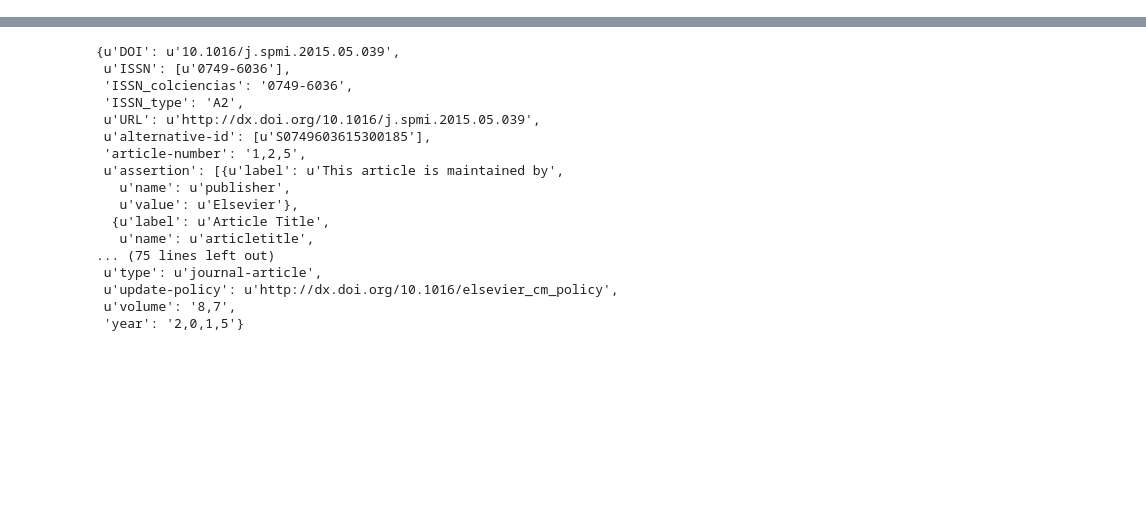
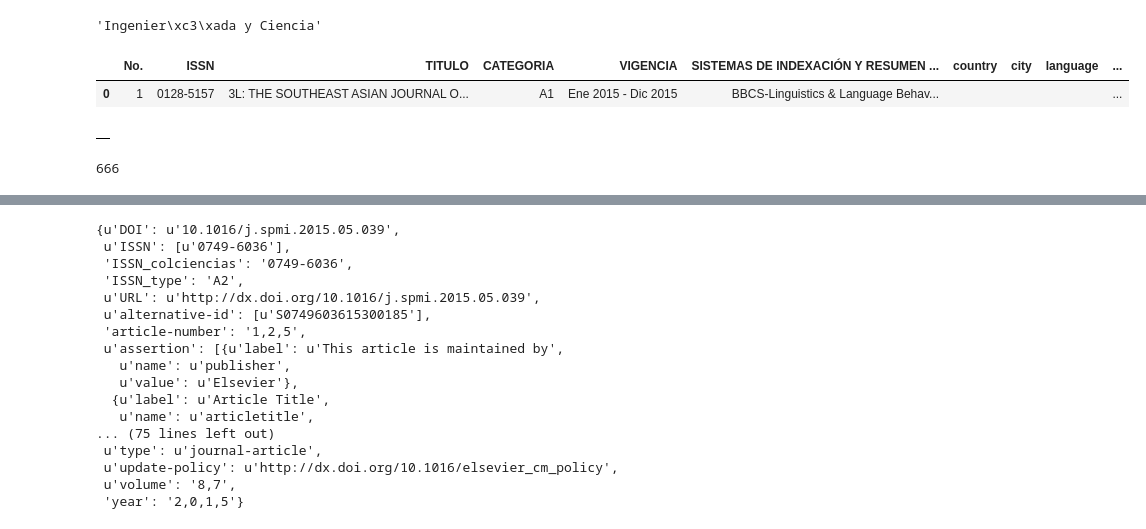
Before and after one commit to restrepo/webpy, a Jupyter notebook: revista.ipynb, the cells around one changed output, grey strips where cells are left out. Saved outputs shown, nothing was run; the diff lists cells and outputs as text; code cells hidden in the pictures; blank space fills up the shorter version.

```diff
--- a/revista.ipynb
+++ b/revista.ipynb
@@ -27,0 +181,78 @@ Copy the next table and paste into the Copy sheet of:
+# %%
+if 1==1:
+    if 1==1:
+        if Colciencias:
+            #publindex=read_google_cvs(gss_key='1sAN9w7QYxmONArmhfWMOFoebmGKf1qnkKdHy4OAsjD0',gss_query='select+*')
+            art['ISSN_colciencias']=publindex[publindex.TITULO==art['container-title']].ISSN.values[0]
+            art['ISSN_type']=publindex[publindex.TITULO==art['container-title']]['CATEGORIA'].values[0]
+            art['country']=publindex[publindex.TITULO==art['container-title']]['country'].values[0].decode('utf-8')
+            art['city']=publindex[publindex.TITULO==art['container-title']]['city'].values[0].decode('utf-8')
+            art['language']=publindex[publindex.TITULO==art['container-title']]['language'].values[0].decode('utf-8')
+        else:
+            art['ISSN_colciencias']=''
+            art['ISSN_type']=''
+# %%
+publindex[:2]['TITULO'][0]
+# %% [output]
+'Ingenier\xc3\xada y Ciencia'
+# %%
+publindex=read_google_cvs(gss_key='1umgapW8KOIPqmu_hyjon3n2SXbnbDlmnRnXzjUHcXHE',gss_query='select+*')
+# %%
+art['container-title']=publindex[:2]['TITULO'][0]
+art['ISSN']=publindex[:2]['ISSN'][0]
+# %%
+
+if 1==1:
+    if 1==1:
+        if 'container-title' in art.keys():
+            publindex=read_google_cvs(gss_key='1sAN9w7QYxmONArmhfWMOFoebmGKf1qnkKdHy4OAsjD0',gss_query='select+*')
+            df_colciencias=get_colciencias(art,publindex)
+            if len(df_colciencias)==0:
+                publindex=read_google_cvs(gss_key='1umgapW8KOIPqmu_hyjon3n2SXbnbDlmnRnXzjUHcXHE',gss_query='select+*')
+                df_colciencias=get_colciencias(art,publindex)
+                #store in database issn.csv and update manually
+
+            if len(df_colciencias)>0:
+                art['ISSN_colciencias']=df_colciencias['ISSN'].values[0].decode('utf-8')
+                art['ISSN_type']       =df_colciencias['CATEGORIA'].values[0].decode('utf-8')
+                art['country']         =df_colciencias['country'].values[0].decode('utf-8')
+                art['city']            =df_colciencias['city'].values[0].decode('utf-8')
+                art['lenguage']        =df_colciencias['language'].values[0].decode('utf-8')
+
+        else:
+            f=open("ERRORS",'a')
+            f.write("art[container-title]  empty for DOI: %s" %art['DOI'])
+            f.close()
+# %%
+df_colciencias
+# %% [output]
+|  | No. | ISSN | TITULO | CATEGORIA | VIGENCIA | SISTEMAS DE INDEXACIÓN Y RESUMEN ... | country | city | language | ... |
+| 0 | 1 | 0128-5157 | 3L: THE SOUTHEAST ASIAN JOURNAL O... | A1 | Ene 2015 - Dic 2015 | BBCS-Linguistics & Language Behav... |  |  |  | ... |
+# %%
+if 1==1:
+    if 1==1:
+        if 'container-title' in art.keys():
+            publindex=read_google_cvs(gss_key='1sAN9w7QYxmONArmhfWMOFoebmGKf1qnkKdHy4OAsjD0',gss_query='select+*')
+            df_colciencias=get_colciencias(art,publindex)
+            if len(df_colciencias)==0:
+                publindex=read_google_cvs(gss_key='1umgapW8KOIPqmu_hyjon3n2SXbnbDlmnRnXzjUHcXHE',gss_query='select+*')
+                df_colciencias=get_colciencias(art,publindex)
+                #store in database issn.csv and update manually
+
+            if len(df_colciencias)>0:
+                art['ISSN_colciencias']=df_colciencias['ISSN'].values[0].decode('utf-8')
+                art['ISSN_type']       =df_colciencias['CATEGORIA'].values[0].decode('utf-8')
+                art['country']         =df_colciencias['country'].values[0].decode('utf-8')
+                art['city']            =df_colciencias['city'].values[0].decode('utf-8')
+                art['lenguage']        =df_colciencias['language'].values[0].decode('utf-8')
+
+        else:
+            f=open("ERRORS",'a')
+            f.write("art[container-title]  empty for DOI: %s" %art['DOI'])
+            f.close()
+# %% [output]
+|  |
+# %%
+issn
+# %% [output]
+666
```
Also changed, not shown: parts of 26 cells of this notebook, 3 other files.
